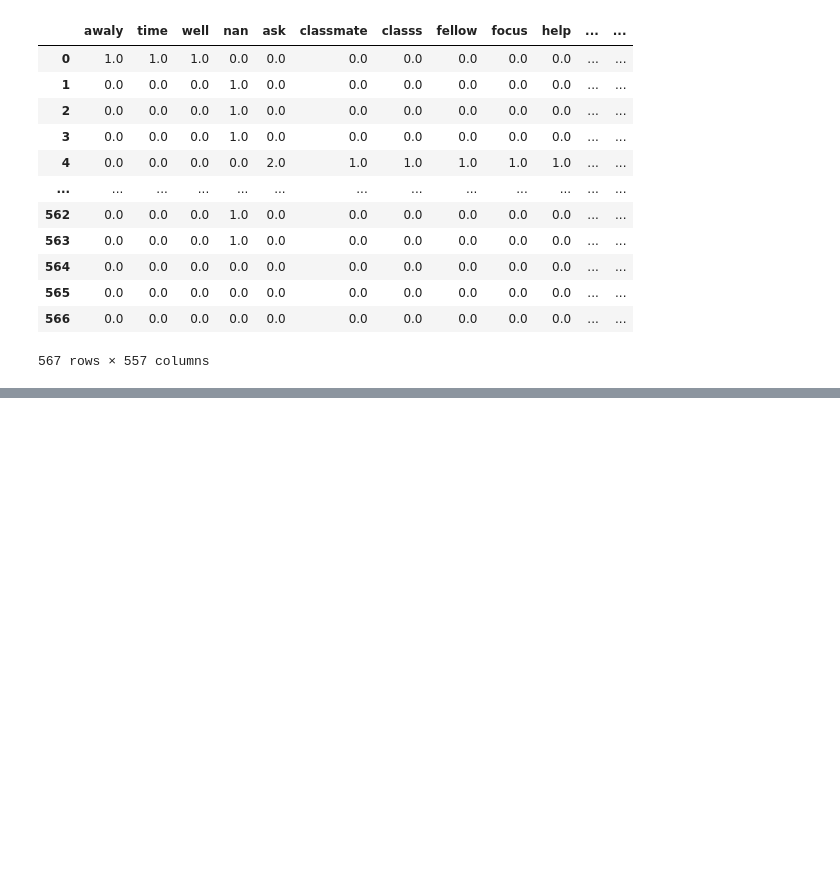
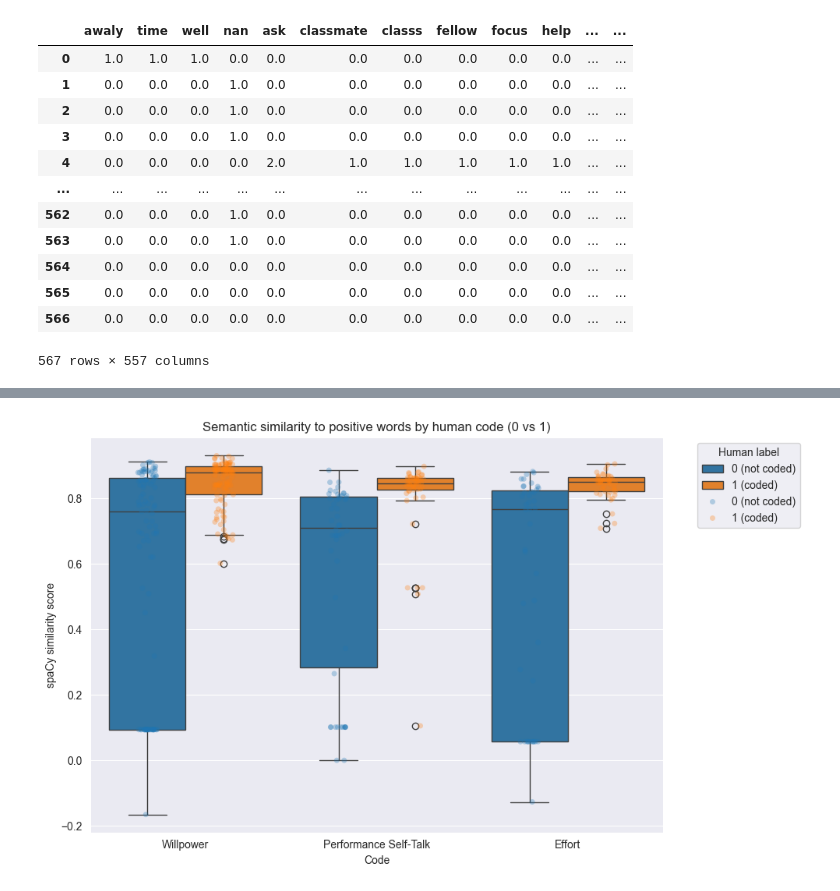
Before and after one commit to YBao7/NLP_Project, a Jupyter notebook: Semantic Similarity Assignment Code.ipynb, the cells around one changed output, grey strips where cells are left out. Cells and saved outputs as stored; diff of their text form; code cells hidden in the pictures; blank space fills up the shorter version.

Commit message:
Semantic Similarity: in a good shape

```diff
--- a/Semantic Similarity Assignment Code.ipynb
+++ b/Semantic Similarity Assignment Code.ipynb
@@ -630,0 +718,42 @@ dtype: float64
+# %%
+import pandas as pd
+import seaborn as sns
+import matplotlib.pyplot as plt
+
+# Collect all codes into one long dataframe
+rows = []
+
+for code in codes:   # ['Effort', 'Performance Self-Talk', 'Willpower']
+    sims   = similarity_results[code]['scores']      # Series
+    y_bal  = reduced_results[code]['y_bal']          # 0/1 labels
+
+    # align indices just in case
+    common_idx = sims.index.intersection(y_bal.index)
+    sims_use   = sims.loc[common_idx]
+    labels_use = y_bal.loc[common_idx]
+
+    for idx in common_idx:
+        rows.append({
+            'code': code,
+            'label': labels_use.loc[idx],
+            'similarity': sims_use.loc[idx]
+        })
+
+plot_df = pd.DataFrame(rows)
+plot_df['label'] = plot_df['label'].map({0: '0 (not coded)', 1: '1 (coded)'})
+# %%
+plt.figure(figsize=(10, 6))
+sns.boxplot(data=plot_df, x='code', y='similarity', hue='label')
+sns.stripplot(
+    data=plot_df, x='code', y='similarity', hue='label',
+    dodge=True, alpha=0.3, linewidth=0
+)
+
+plt.title("Semantic similarity to positive words by human code (0 vs 1)")
+plt.ylabel("spaCy similarity score")
+plt.xlabel("Code")
+plt.legend(title="Human label", bbox_to_anchor=(1.05, 1), loc='upper left')
+plt.tight_layout()
+plt.show()
+# %% [output]
+[figure, added]
```
Also changed, not shown: parts of 11 cells of this notebook.
